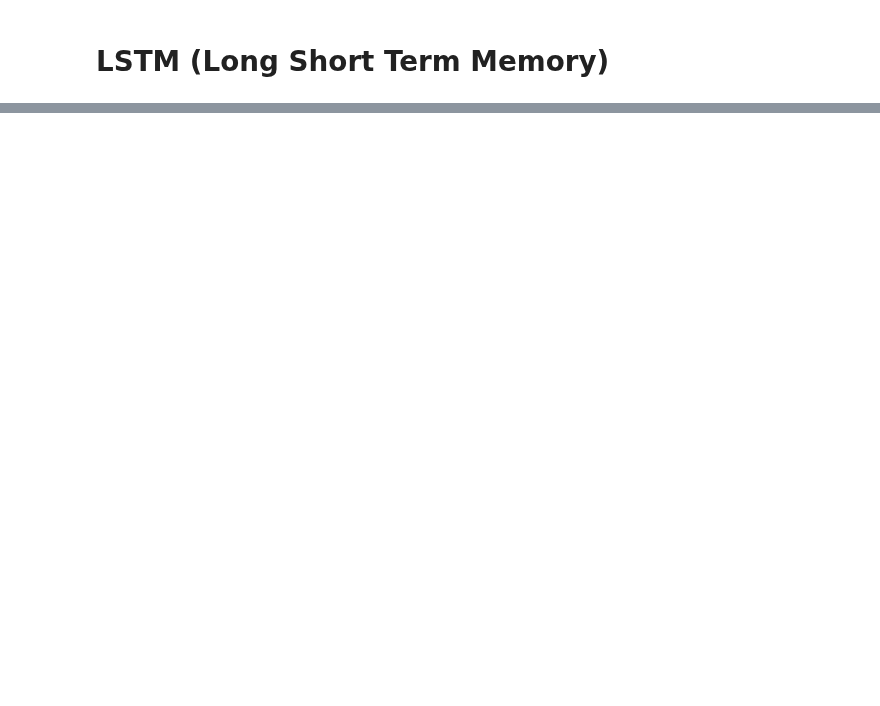
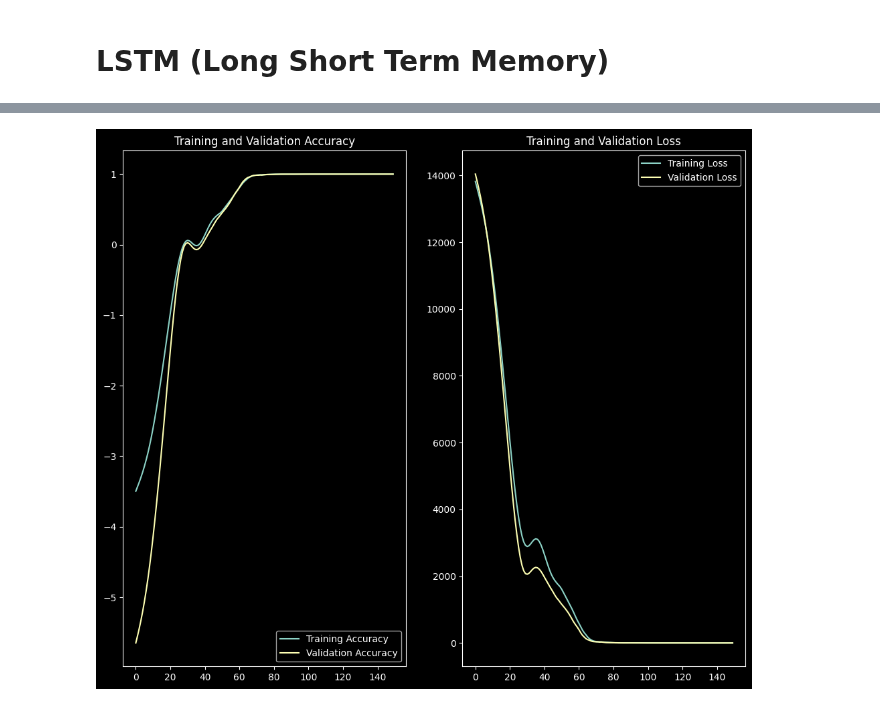
Before and after one commit to debjitpal5040/Deep_Learning_Algorithms, a Jupyter notebook: Recurrent Neural Networks/Long Short Term Memory/Tensorflow/LSTM.ipynb, the cells around one changed output, grey strips where cells are left out. Saved outputs shown, nothing was run; the diff lists cells and outputs as text; code cells hidden in the pictures; blank space fills up the shorter version.

```diff
--- a/Recurrent Neural Networks/Long Short Term Memory/Tensorflow/LSTM.ipynb
+++ b/Recurrent Neural Networks/Long Short Term Memory/Tensorflow/LSTM.ipynb
@@ -31,0 +28,2 @@ Predicted next number: 0.81
+# %%
+X_train, X_test, y_train, y_test = train_test_split(X, y, test_size=0.2, random_state=0)
@@ -31,0 +147,17 @@ Predicted next number: 0.81
+# %%
+lstm_train_loss = lstm_history.history["loss"]
+lstm_train_acc = lstm_history.history["r2_score"]
+lstm_val_loss = lstm_history.history["val_loss"]
+lstm_val_acc = lstm_history.history["val_r2_score"]
+
+
+print("Training loss:", np.mean(lstm_train_loss))
+print("Validation loss:", np.mean(lstm_val_loss))
+print(
+    "%f Training accuracy with a standard deviation of %f"
+    % (np.mean(lstm_train_acc), np.std(lstm_train_acc))
+)
+print(
+    "%f Validation accuracy with a standard deviation of %f"
+    % (np.mean(lstm_val_acc), np.std(lstm_val_acc))
+)
@@ -31,0 +169,21 @@ Predicted next number: 0.81
+# %%
+epochs_range = range(150)
+
+# Plot the training and validation accuracy
+plt.figure(figsize=(12, 10))
+plt.subplot(1, 2, 1)
+plt.plot(epochs_range, lstm_train_acc, label="Training Accuracy")
+plt.plot(epochs_range, lstm_val_acc, label="Validation Accuracy")
+plt.legend(loc="best")
+plt.title("Training and Validation Accuracy")
+
+# Plot the training and validation loss
+plt.subplot(1, 2, 2)
+plt.plot(epochs_range, lstm_train_loss, label="Training Loss")
+plt.plot(epochs_range, lstm_val_loss, label="Validation Loss")
+plt.legend(loc="best")
+plt.title("Training and Validation Loss")
+
+plt.savefig("Images/lstm_acc_loss.png", bbox_inches="tight")
+# %% [output]
+[figure, added]
```
Also changed, not shown: parts of 20 cells of this notebook, 20 other files.
